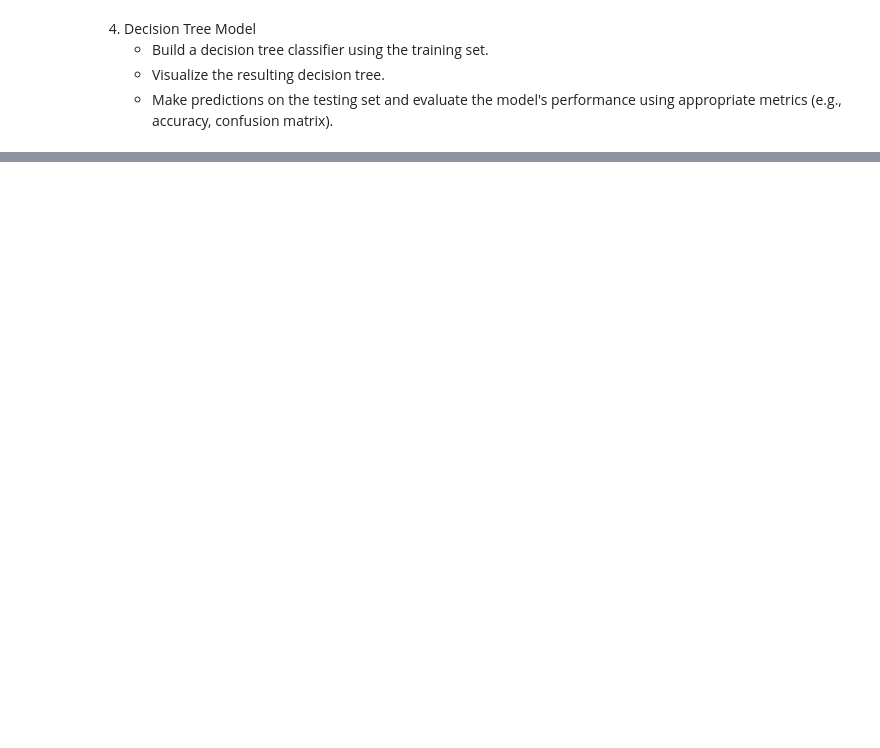
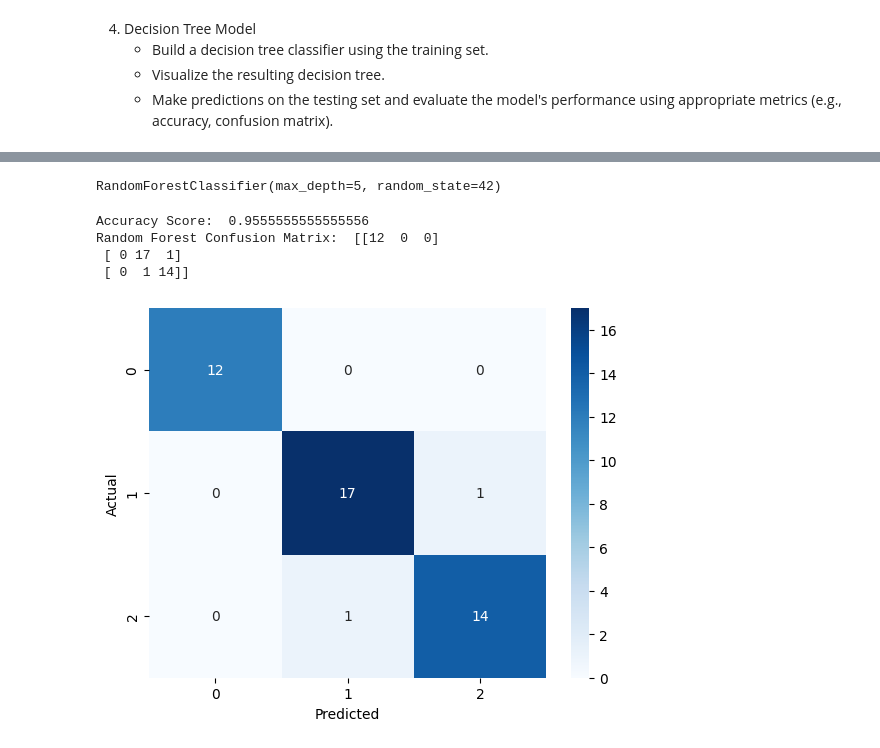
Before and after one commit to gitlakshya/Assignments, a Jupyter notebook: ML/G24AIT2002_Q4.ipynb, the cells around one changed output, grey strips where cells are left out. Cells and saved outputs as stored; diff of their text form; code cells hidden in the pictures; blank space fills up the shorter version.

```diff
--- a/ML/G24AIT2002_Q4.ipynb
+++ b/ML/G24AIT2002_Q4.ipynb
@@ -144,0 +190,28 @@ X_train, X_test, y_train, y_test = train_test_split(X, y, test_size=0.3, random_
+# %%
+# importing the required libraries
+from sklearn.ensemble import RandomForestClassifier
+from sklearn.metrics import accuracy_score, confusion_matrix
+
+
+# creating a RF classifier & training the model on the training data
+rf_clf = RandomForestClassifier(n_estimators=100, random_state=42, max_depth=5)
+rf_clf.fit(X_train, y_train)
+# %% [output]
+RandomForestClassifier(max_depth=5, random_state=42)
+# %%
+# Make Predictions on the test set
+y_pred_rf = rf_clf.predict(X_test)
+
+# Evaluating the performance of the dt classifier model using accuracy score and confusion matrix
+print("Accuracy Score: ", accuracy_score(y_test, y_pred_rf))
+print("Random Forest Confusion Matrix: ", confusion_matrix(y_test, y_pred_rf))
+sns.heatmap(confusion_matrix(y_test, y_pred_rf), annot=True, fmt='d', cmap='Blues')
+plt.xlabel('Predicted')
+plt.ylabel('Actual')
+plt.show()
+# %% [output]
+Accuracy Score:  0.9555555555555556
+Random Forest Confusion Matrix:  [[12  0  0]
+ [ 0 17  1]
+ [ 0  1 14]]
+[figure, added]
```
Also changed, not shown: parts of 10 cells of this notebook.
